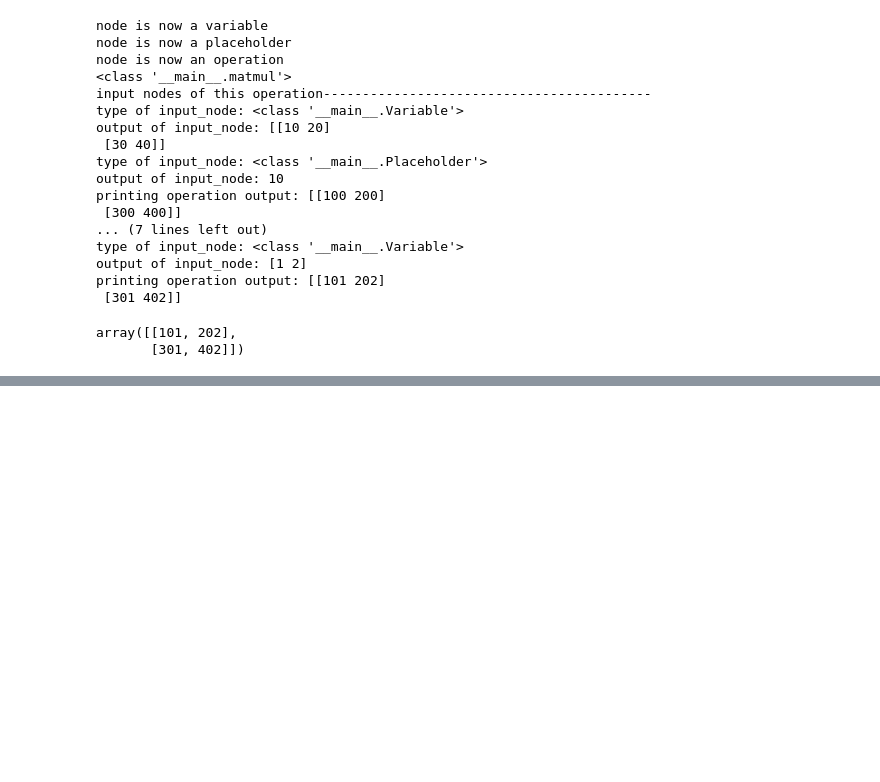
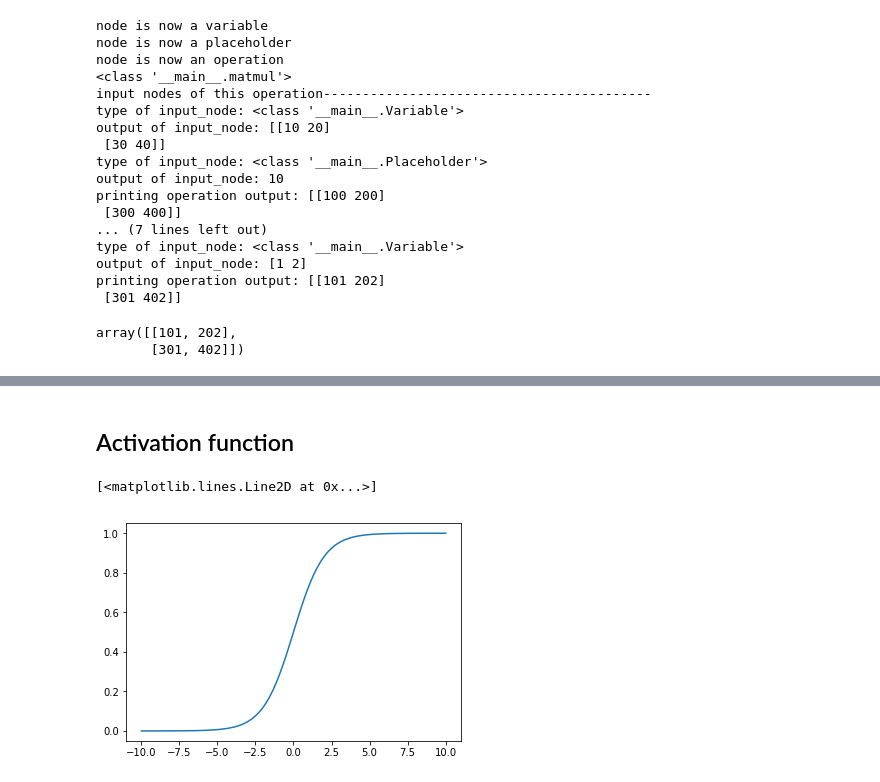
Before and after one commit to Diagon-Alley/tensor-flow-exps, a Jupyter notebook: BasicNeuralNetworks/ManualNeuralNetwork.ipynb, the cells around one changed output, grey strips where cells are left out. Saved outputs shown, nothing was run; the diff lists cells and outputs as text; code cells hidden in the pictures; blank space fills up the shorter version.

```diff
--- a/BasicNeuralNetworks/ManualNeuralNetwork.ipynb
+++ b/BasicNeuralNetworks/ManualNeuralNetwork.ipynb
@@ -239,0 +242,2 @@ array([[101, 202],
+# %% [markdown]
+## Activation function
@@ -239,0 +249,11 @@ array([[101, 202],
+# %%
+def sigmoid(z):
+    return 1/(1+np.exp(-z))
+# %%
+sample_z = np.linspace(-10,10,100)
+sample_a = sigmoid(sample_z)
+# %%
+plt.plot(sample_z, sample_a)
+# %% [output]
+[<matplotlib.lines.Line2D at 0x...>]
+[figure, added]
```
Also changed, not shown: parts of 13 cells of this notebook.
